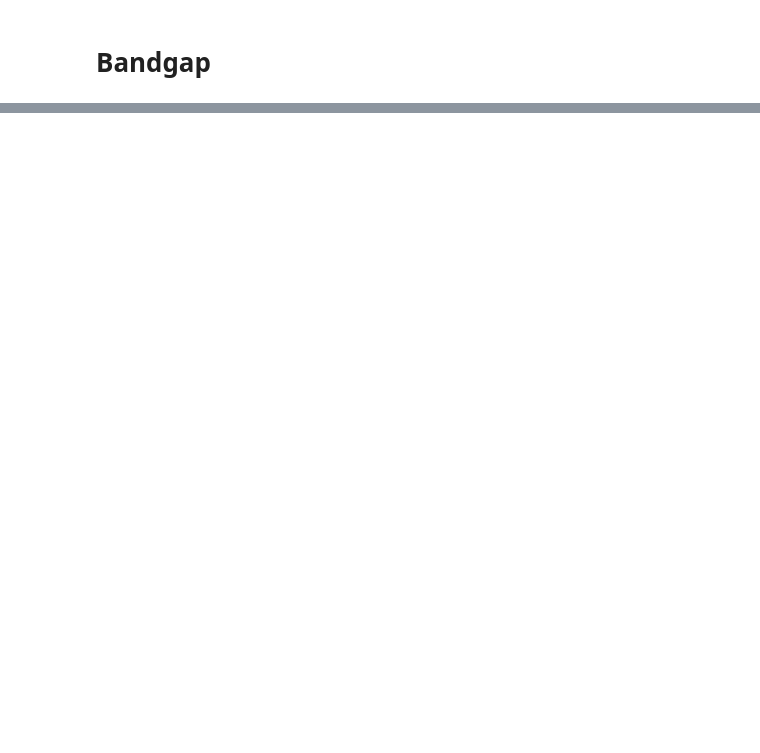
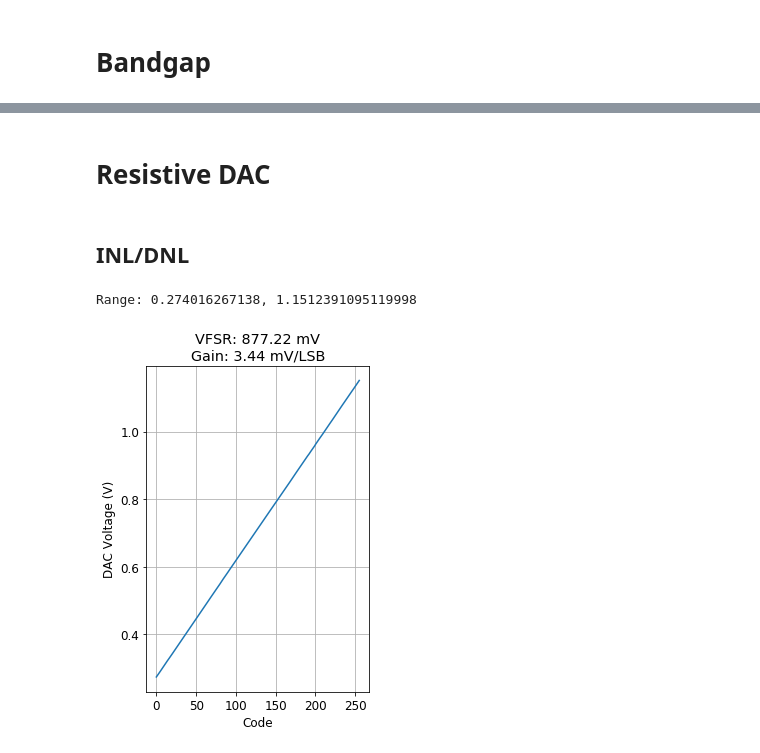
Before and after one commit to iiSmiley/span-ion-code, a Jupyter notebook: testing/plotting.ipynb, the cells around one changed output, grey strips where cells are left out. Cells and saved outputs as stored; diff of their text form; code cells hidden in the pictures; blank space fills up the shorter version.

```diff
--- a/testing/plotting.ipynb
+++ b/testing/plotting.ipynb
@@ -88,2 +80,42 @@ plt.grid(True)
 # %%
 #
+# %% [markdown]
+<h1>Resistive DAC</h1>
+# %%
+plt.rcParams['figure.figsize'] = (4,6)
+plt.rcParams.update({'font.size': 12})
+# %% [markdown]
+<h2>INL/DNL</h2>
+# %%
+# fname = '../../data/testing/20220225_135703_dac0_1000x.csv'
+fname = '../../data/testing/20220225_151239_dac1_1000x.csv'
+num_iter = 1000
+
+# Reading by rows
+df = pd.read_csv(fname, header=None, names=['Code']+[f'Iteration {x}' for x in range(1,num_iter+1)])
+
+code_data_dict = dict()
+for row in df.itertuples(index=False):
+    code = 255-int(row[0]) # Backwards codes, whoops...
+    data = row[1:]
+    code_data_dict[code] = data
+# %%
+code_max = max(code_data_dict.keys())
+code_min = min(code_data_dict.keys())
+print(f'Range: {np.mean(code_data_dict[code_min])}, {np.mean(code_data_dict[code_max])}')
+# %% [output]
+Range: 0.274016267138, 1.1512391095119998
+# %%
+code_vec = code_data_dict.keys()
+avg_vec = [np.mean(code_data_dict[code]) for code in code_vec]
+gain = dac.calc_gain(code_data_dict)
+vfsr = dac.calc_fsr(code_data_dict)
+
+plt.plot(code_vec, avg_vec)
+plt.xlabel('Code')
+plt.ylabel('DAC Voltage (V)')
+plt.grid(True)
+plt.title(f'VFSR: {round(vfsr*1e3, 2)} mV\nGain: {round(gain*1e3, 2)} mV/LSB');
+# plt.annotate(f'FSR: {vfsr}V\nGain: {gain}V/LSB', (0,0))
+# %% [output]
+[figure, added]
```
Also changed, not shown: parts of 7 cells of this notebook, 6 other files.
